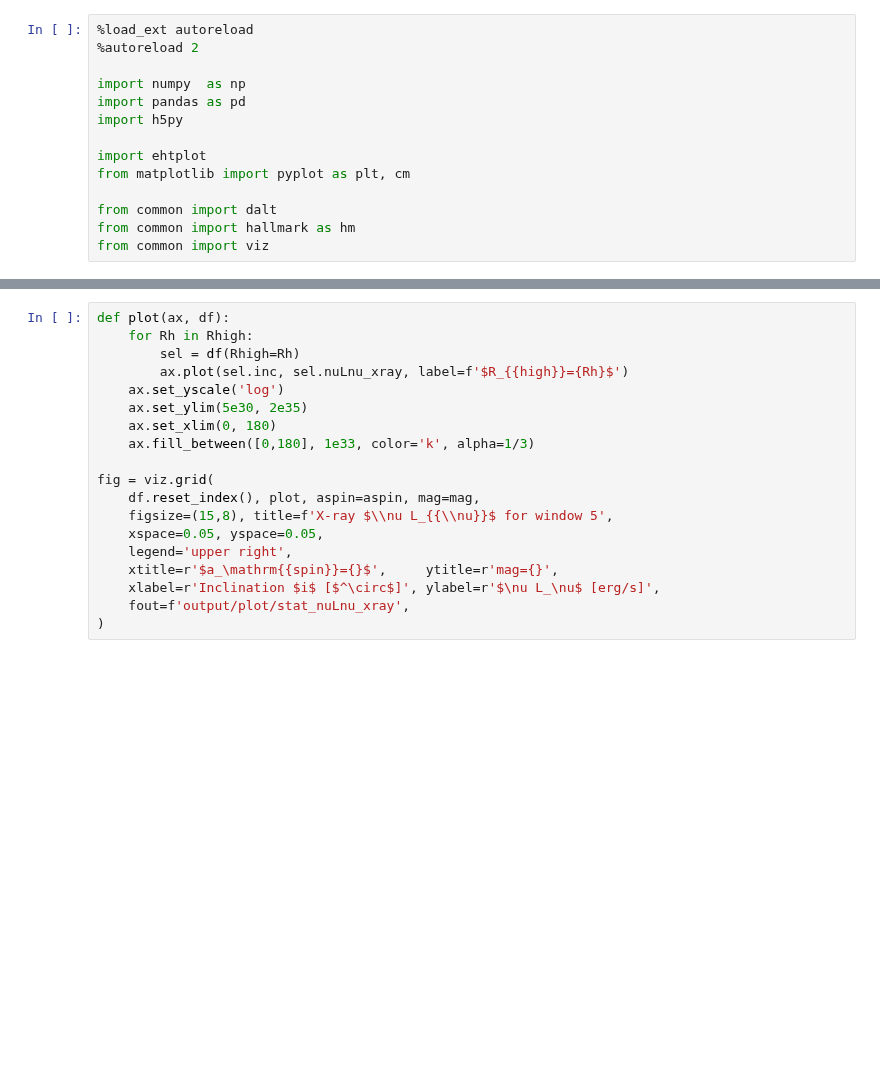
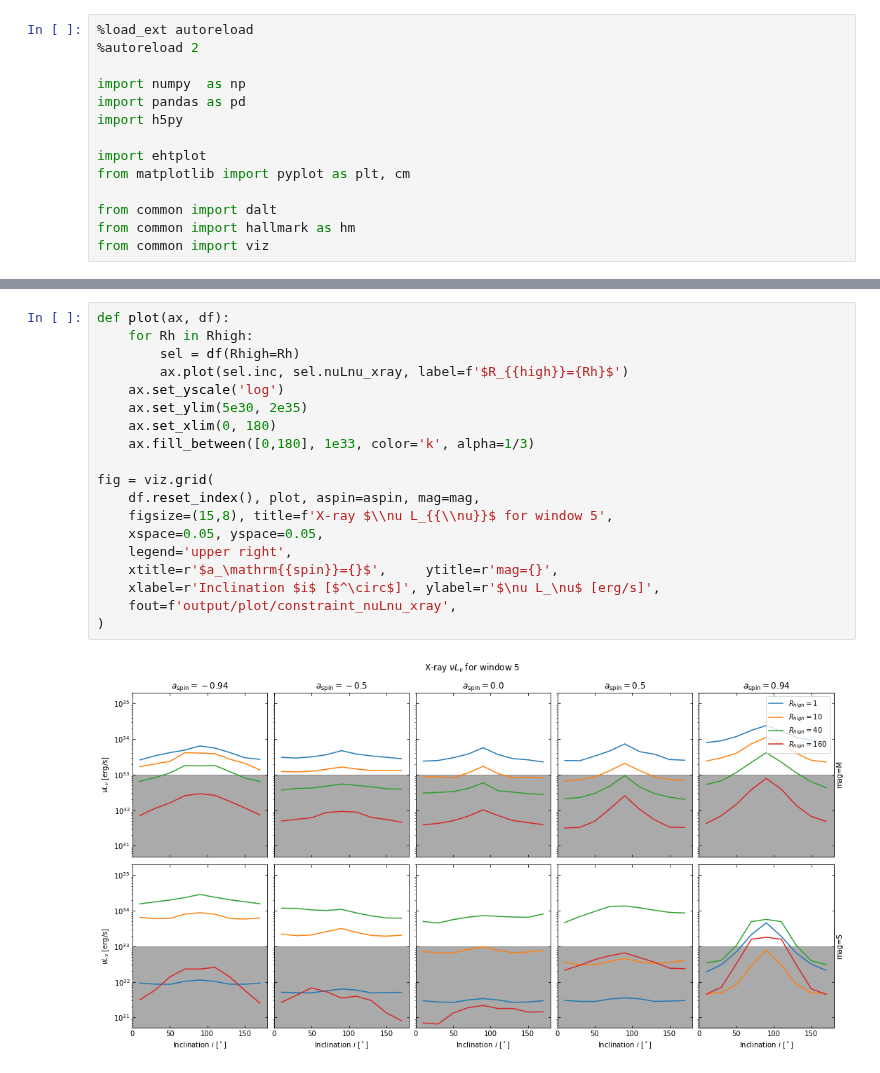
Before and after one commit to eventhorizontelescope/2017_sgra_paper5, a Jupyter notebook: output_stat.ipynb, the cells around one changed output, grey strips where cells are left out. Saved outputs shown, nothing was run; the diff lists cells and outputs as text; blank space fills up the shorter version.

Commit message:
Fix output file name in "output_stat.ipynb"

```diff
--- a/output_stat.ipynb
+++ b/output_stat.ipynb
@@ -125,19 +138,21 @@ fig = viz.grid(
 # %%
 def plot(ax, df):
     for Rh in Rhigh:
         sel = df(Rhigh=Rh)
         ax.plot(sel.inc, sel.nuLnu_xray, label=f'$R_{{high}}={Rh}$')
     ax.set_yscale('log')
     ax.set_ylim(5e30, 2e35)
     ax.set_xlim(0, 180)
     ax.fill_between([0,180], 1e33, color='k', alpha=1/3)
 
 fig = viz.grid(
     df.reset_index(), plot, aspin=aspin, mag=mag,
     figsize=(15,8), title=f'X-ray $\\nu L_{{\\nu}}$ for window 5',
     xspace=0.05, yspace=0.05,
     legend='upper right',
     xtitle=r'$a_\mathrm{{spin}}={}$',     ytitle=r'mag={}',
     xlabel=r'Inclination $i$ [$^\circ$]', ylabel=r'$\nu L_\nu$ [erg/s]',
-    fout=f'output/plot/stat_nuLnu_xray',
+    fout=f'output/plot/constraint_nuLnu_xray',
 )
+# %% [output]
+[figure, added]
```
Also changed, not shown: parts of 5 cells of this notebook.
